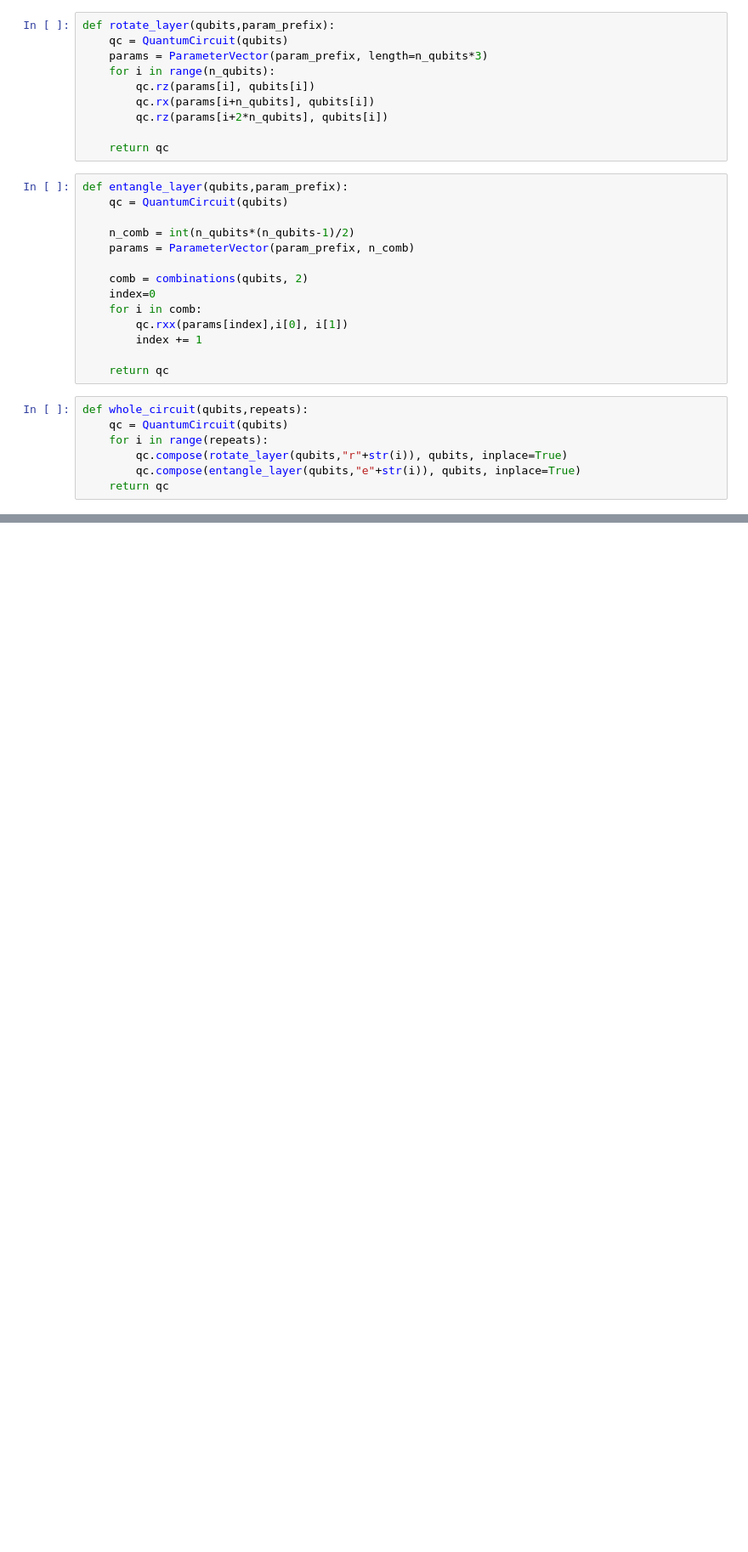
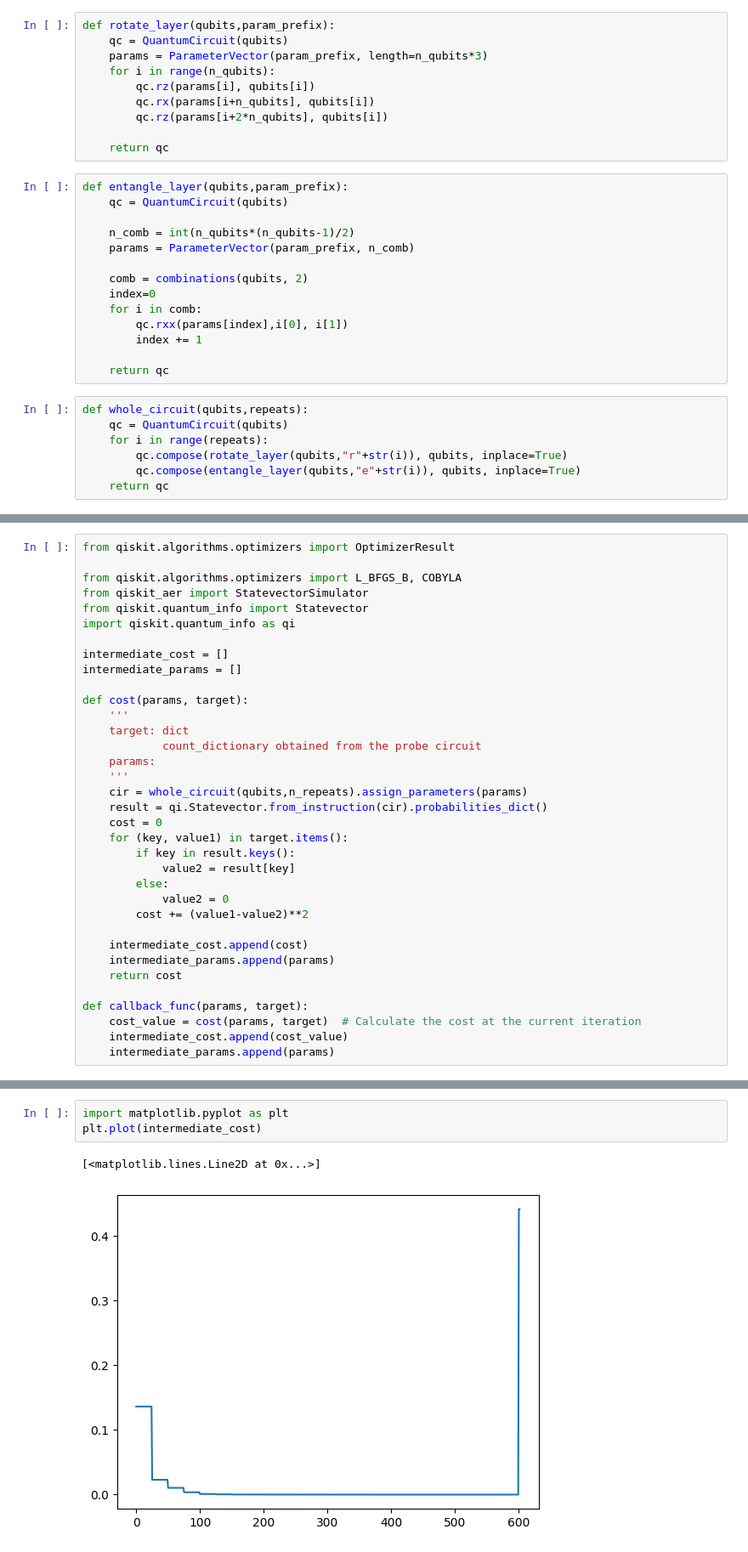
Before and after one commit to Louisanity/2024_IonQ_Remote, a Jupyter notebook: PQCcirc.ipynb, the cells around one changed output, grey strips where cells are left out. Shown: that part at 85% size. Saved outputs shown, nothing was run; the diff lists cells and outputs as text; blank space fills up the shorter version.

```diff
--- a/PQCcirc.ipynb
+++ b/PQCcirc.ipynb
@@ -52,0 +53,35 @@ circ.decompose().draw('mpl')
+# %%
+from qiskit.algorithms.optimizers import OptimizerResult
+
+from qiskit.algorithms.optimizers import L_BFGS_B, COBYLA
+from qiskit_aer import StatevectorSimulator
+from qiskit.quantum_info import Statevector
+import qiskit.quantum_info as qi
+
+intermediate_cost = []
+intermediate_params = []
+
+def cost(params, target):
+    '''
+    target: dict
+            count_dictionary obtained from the probe circuit
+    params:
+    '''
+    cir = whole_circuit(qubits,n_repeats).assign_parameters(params)
+    result = qi.Statevector.from_instruction(cir).probabilities_dict()
+    cost = 0
+    for (key, value1) in target.items():
+        if key in result.keys():
+            value2 = result[key]
+        else:
+            value2 = 0
+        cost += (value1-value2)**2
+
+    intermediate_cost.append(cost)
+    intermediate_params.append(params)
+    return cost
+
+def callback_func(params, target):
+    cost_value = cost(params, target)  # Calculate the cost at the current iteration
+    intermediate_cost.append(cost_value)
+    intermediate_params.append(params)
@@ -52,0 +121,6 @@ circ.decompose().draw('mpl')
+# %%
+import matplotlib.pyplot as plt
+plt.plot(intermediate_cost)
+# %% [output]
+[<matplotlib.lines.Line2D at 0x...>]
+[figure, added]
```
Also changed, not shown: parts of 10 cells of this notebook.
